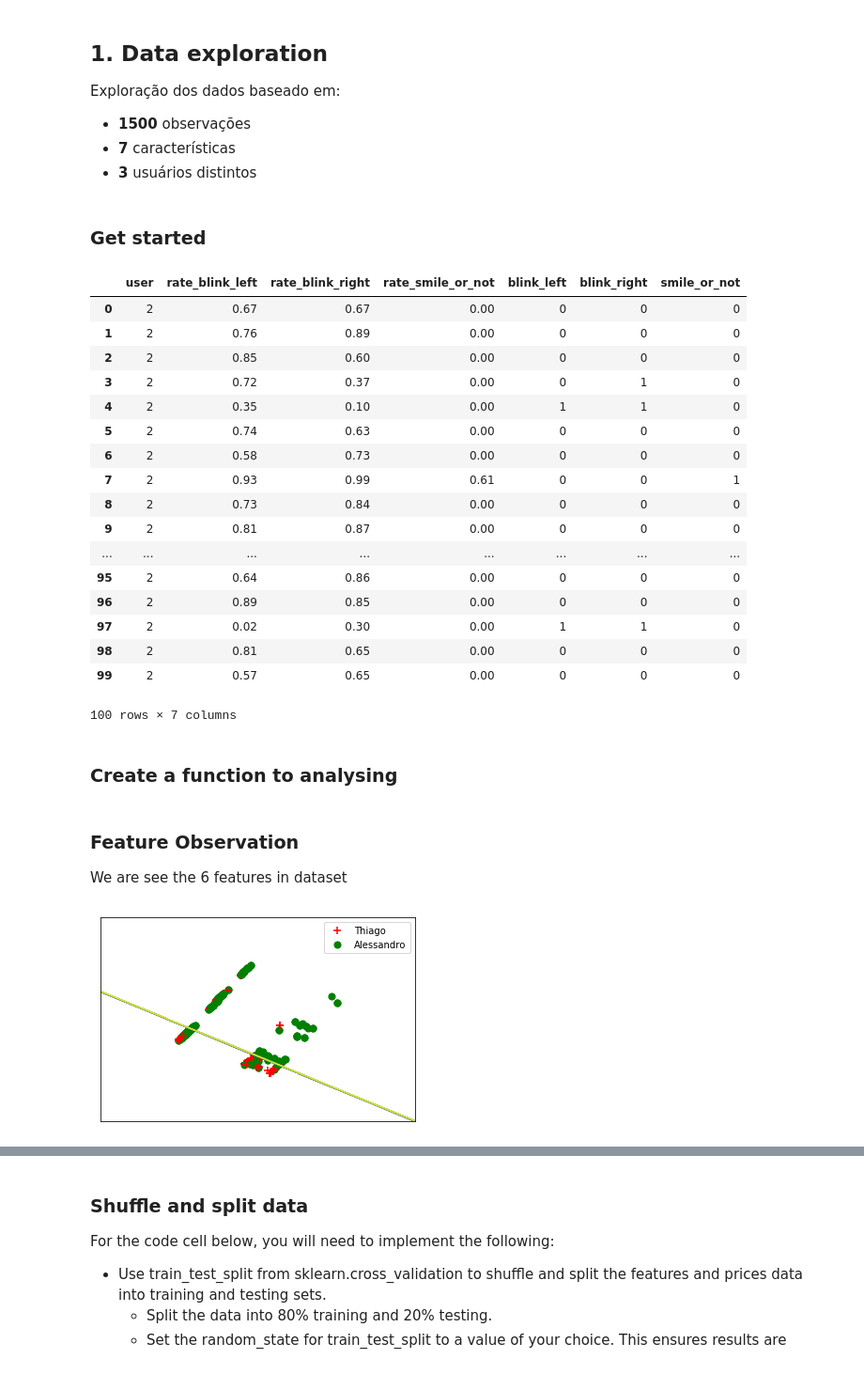
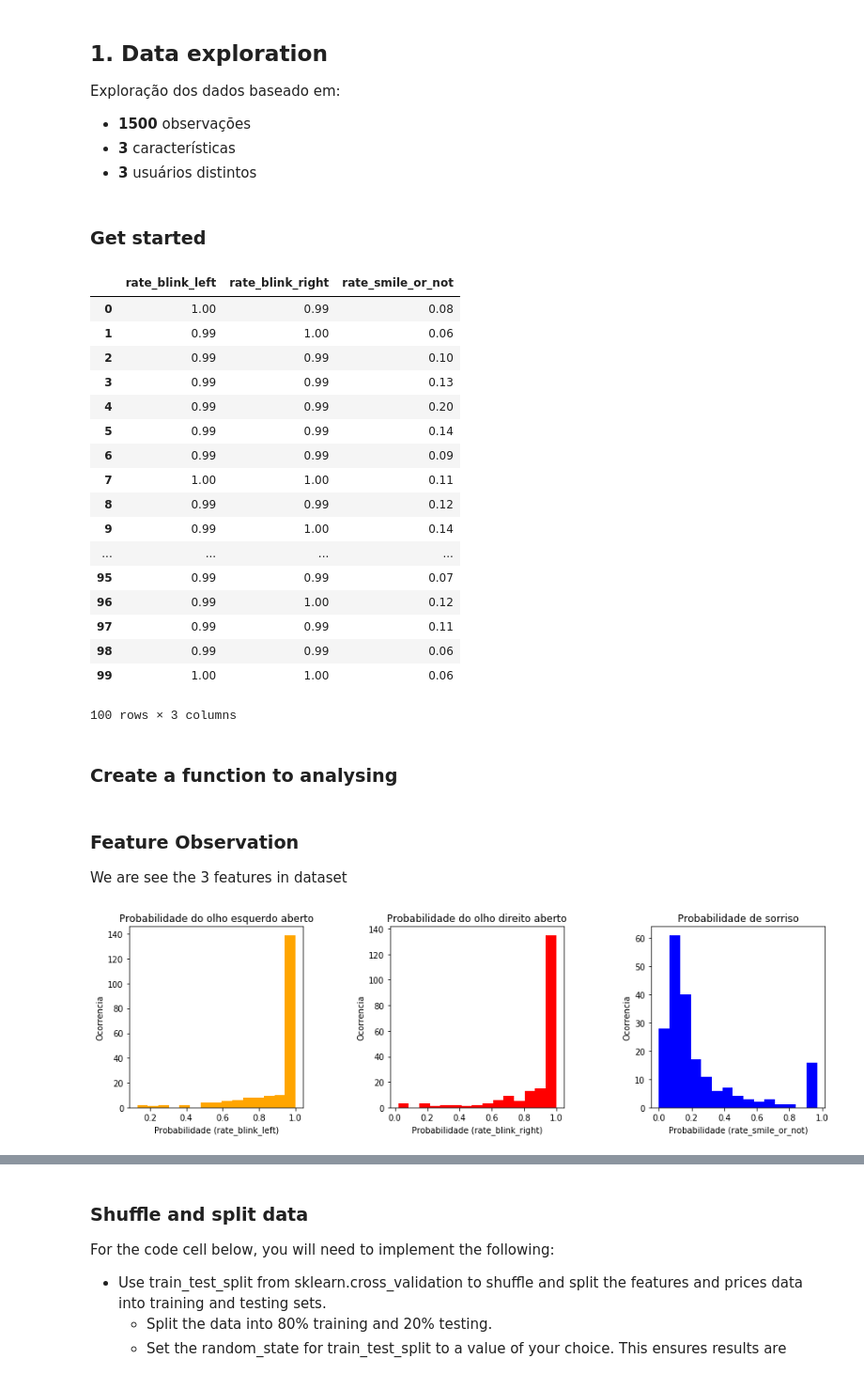
Before and after one commit to thiagomarquesrocha/Kaio-machine-learning-human-face-detection, a Jupyter notebook: server/classify_who_is_notebook.ipynb, the cells around one changed output, grey strips where cells are left out. Shown: that part at 94% size. Cells and saved outputs as stored; diff of their text form; code cells hidden in the pictures.

```diff
--- a/server/classify_who_is_notebook.ipynb
+++ b/server/classify_who_is_notebook.ipynb
@@ -4,7 +4,7 @@
 Exploração dos dados baseado em:
 
 - __1500__ observações
-- __7__ características
+- __3__ características
 - __3__ usuários distintos
 # %% [markdown]
 ### Get started
@@ -23,40 +23,26 @@ import visuals as vs
 
 X, Y, df = get_full_data()
 
-#df = df.sample(frac=1)
-
-#X = df[df['user'] == 2][['rate_blink_left', 'rate_blink_right', 'rate_smile_or_not', 'blink_left', 'blink_right', 'smile_or_not']]
-#Y = df[df['user'] == 2]['user']
-
-#X = df[['blink_left', 'blink_right', 'smile_or_not']]
-# Y = df['user']
-
-Xdummies_df = pd.get_dummies(X)
-Ydummies_df = Y
-
-X = Xdummies_df.values
-Y = Ydummies_df.values
-
 # Print the first few entries of the RMS Titanic data
-display(df.head(100))
+display(X.head(100))
 # %% [output]
-|  | user | rate_blink_left | rate_blink_right | rate_smile_or_not | blink_left | blink_right | smile_or_not |
-| 0 | 2 | 0.67 | 0.67 | 0.00 | 0 | 0 | 0 |
-| 1 | 2 | 0.76 | 0.89 | 0.00 | 0 | 0 | 0 |
-| 2 | 2 | 0.85 | 0.60 | 0.00 | 0 | 0 | 0 |
-| 3 | 2 | 0.72 | 0.37 | 0.00 | 0 | 1 | 0 |
-| 4 | 2 | 0.35 | 0.10 | 0.00 | 1 | 1 | 0 |
-| 5 | 2 | 0.74 | 0.63 | 0.00 | 0 | 0 | 0 |
-| 6 | 2 | 0.58 | 0.73 | 0.00 | 0 | 0 | 0 |
-| 7 | 2 | 0.93 | 0.99 | 0.61 | 0 | 0 | 1 |
-| 8 | 2 | 0.73 | 0.84 | 0.00 | 0 | 0 | 0 |
-| 9 | 2 | 0.81 | 0.87 | 0.00 | 0 | 0 | 0 |
-| ... | ... | ... | ... | ... | ... | ... | ... |
-| 95 | 2 | 0.64 | 0.86 | 0.00 | 0 | 0 | 0 |
-| 96 | 2 | 0.89 | 0.85 | 0.00 | 0 | 0 | 0 |
-| 97 | 2 | 0.02 | 0.30 | 0.00 | 1 | 1 | 0 |
-| 98 | 2 | 0.81 | 0.65 | 0.00 | 0 | 0 | 0 |
-| 99 | 2 | 0.57 | 0.65 | 0.00 | 0 | 0 | 0 |
+|  | rate_blink_left | rate_blink_right | rate_smile_or_not |
+| 0 | 1.00 | 0.99 | 0.08 |
+| 1 | 0.99 | 1.00 | 0.06 |
+| 2 | 0.99 | 0.99 | 0.10 |
+| 3 | 0.99 | 0.99 | 0.13 |
+| 4 | 0.99 | 0.99 | 0.20 |
+| 5 | 0.99 | 0.99 | 0.14 |
+| 6 | 0.99 | 0.99 | 0.09 |
+| 7 | 1.00 | 1.00 | 0.11 |
+| 8 | 0.99 | 0.99 | 0.12 |
+| 9 | 0.99 | 1.00 | 0.14 |
+| ... | ... | ... | ... |
+| 95 | 0.99 | 0.99 | 0.07 |
+| 96 | 0.99 | 1.00 | 0.12 |
+| 97 | 0.99 | 0.99 | 0.11 |
+| 98 | 0.99 | 0.99 | 0.06 |
+| 99 | 1.00 | 1.00 | 0.06 |
-100 rows × 7 columns
+100 rows × 3 columns
 # %% [markdown]
 ### Create a function to analysing
@@ -104,9 +100,9 @@ def display_points(X, Y):
 # %% [markdown]
 ###  Feature Observation
 
-We are see the 6 features in dataset
+We are see the 3 features in dataset
 # %%
-display_points(X, Y)
+display_features(X, Y)
 # %% [output]
-[figure, old version]
+[figure, new version]
 # %% [markdown]
```
Also changed, not shown: parts of 8 cells of this notebook, 12 other files.
